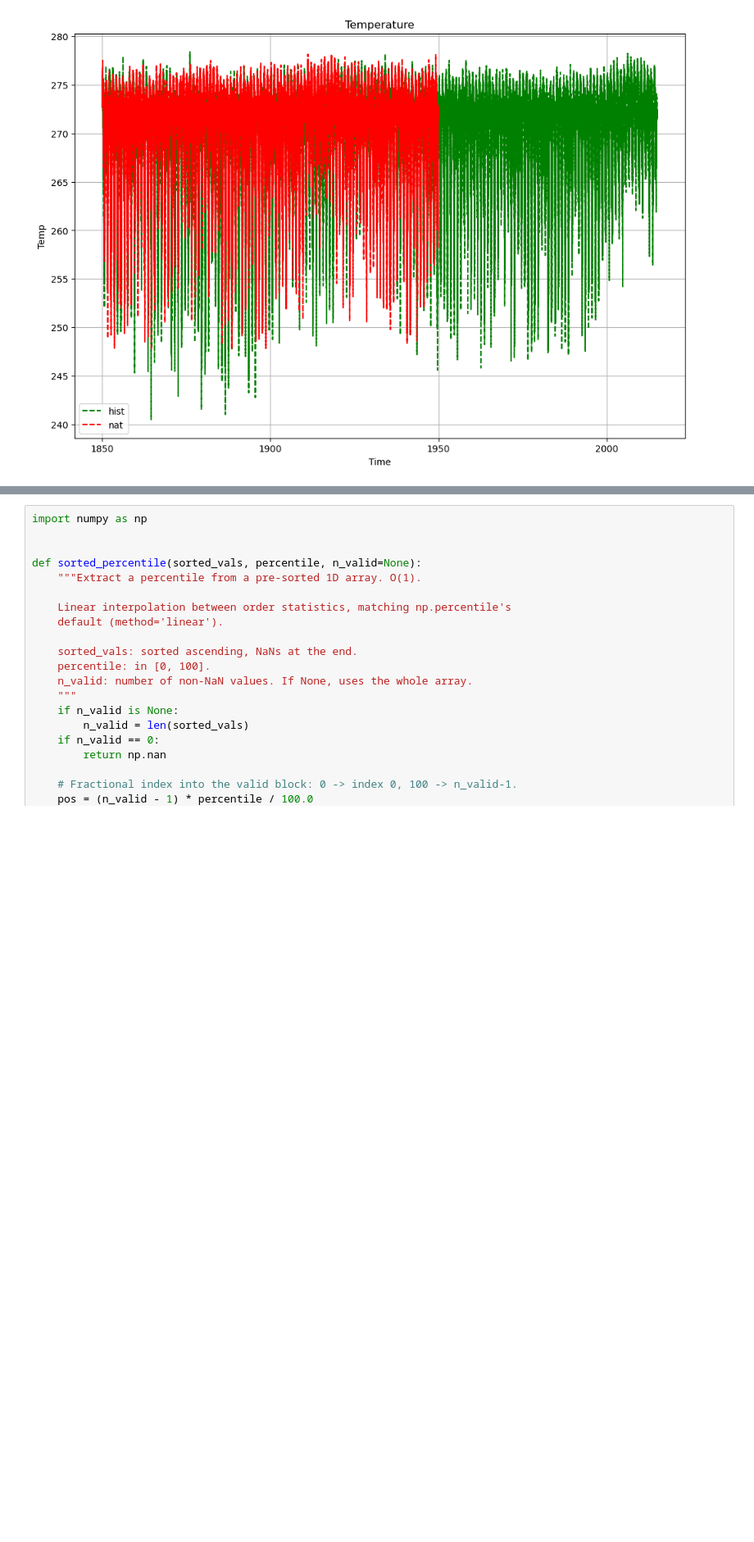
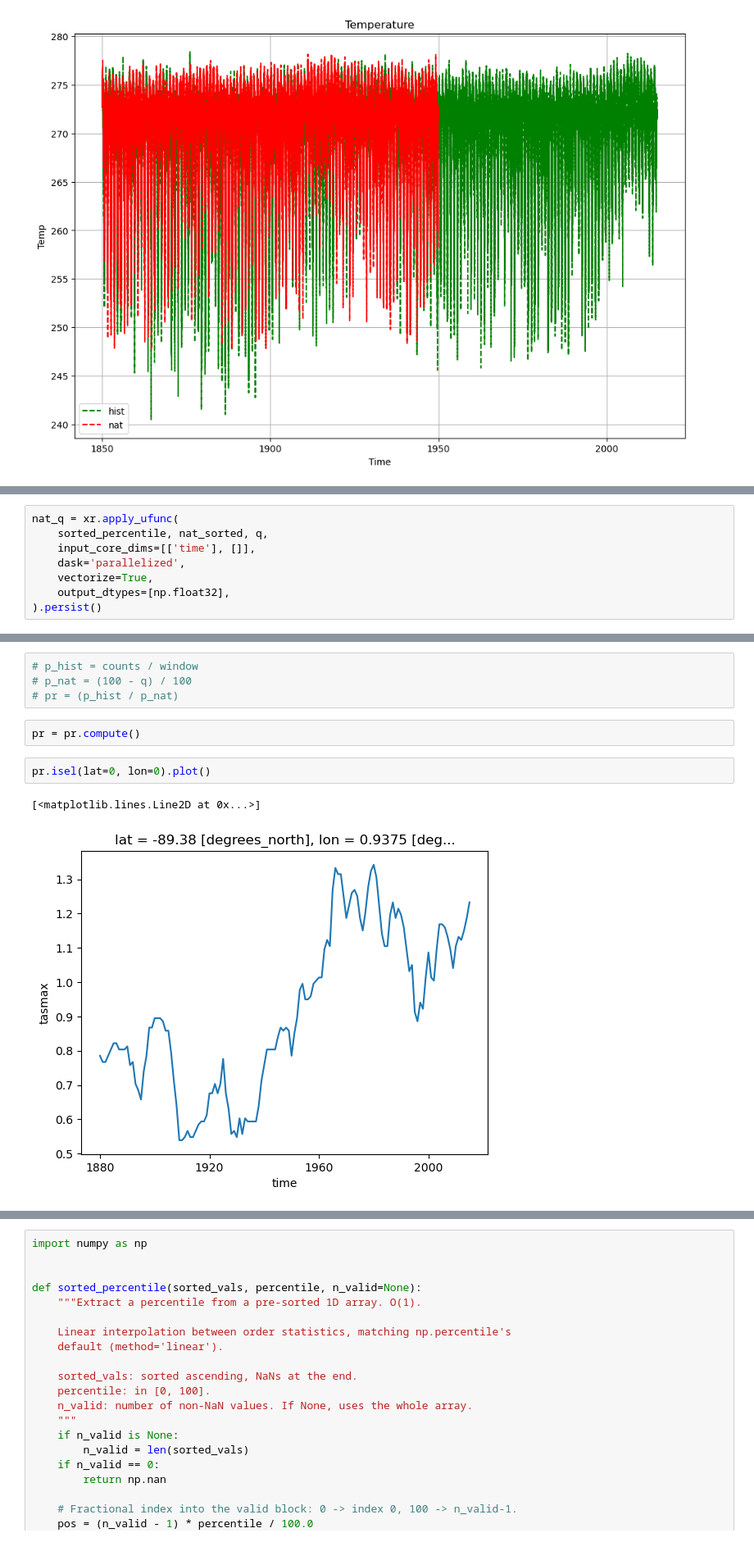
Before and after one commit to alexborowiak/ExtAnt-initial, a Jupyter notebook: draft_01.ipynb, the cells around one changed output, grey strips where cells are left out. Shown at 82% size. Drawn from its saved outputs; the diff is of its cells as text; blank space fills up the shorter version.

```diff
--- a/draft_01.ipynb
+++ b/draft_01.ipynb
@@ -348,0 +321,8 @@ ax.legend()
+# %%
+nat_q = xr.apply_ufunc(
+    sorted_percentile, nat_sorted, q,
+    input_core_dims=[['time'], []],
+    dask='parallelized',
+    vectorize=True,
+    output_dtypes=[np.float32],
+).persist()
@@ -348,0 +342,11 @@ ax.legend()
+# %%
+# p_hist = counts / window
+# p_nat = (100 - q) / 100
+# pr = (p_hist / p_nat)
+# %%
+pr = pr.compute()
+# %%
+pr.isel(lat=0, lon=0).plot()
+# %% [output]
+[<matplotlib.lines.Line2D at 0x...>]
+[figure, added]
```
Also changed, not shown: parts of 20 cells of this notebook.
